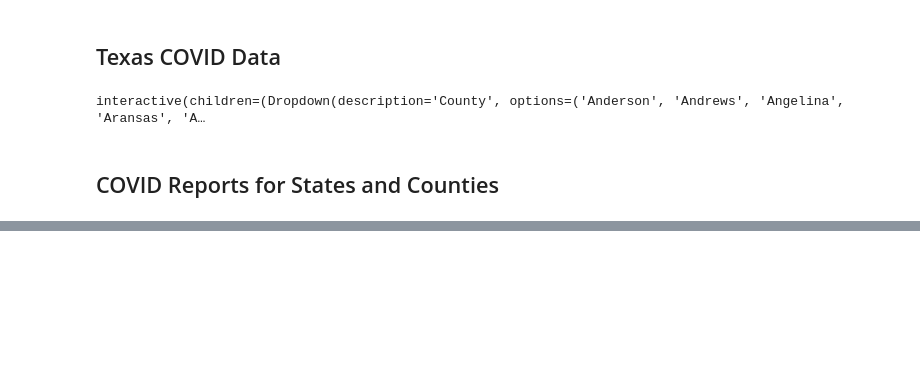
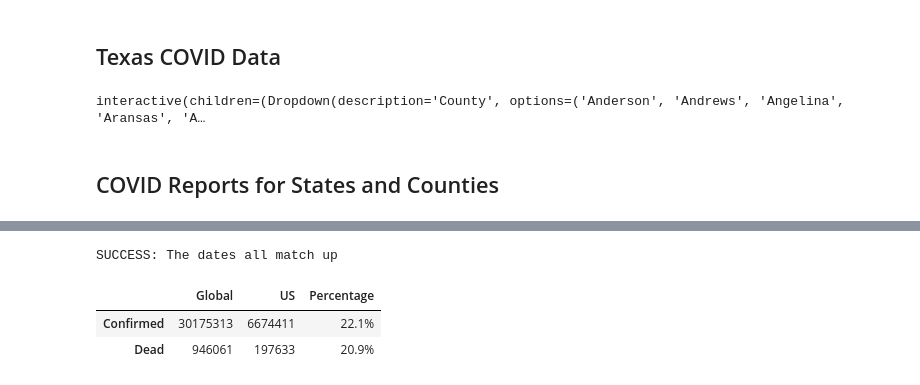
Before and after one commit to iven5880/COVID19_Tracking, a Jupyter notebook: CoronaVirusDisease2019_Tracking.ipynb, the cells around one changed output, grey strips where cells are left out. Cells and saved outputs as stored; diff of their text form; code cells hidden in the pictures; blank space fills up the shorter version.

```diff
--- a/CoronaVirusDisease2019_Tracking.ipynb
+++ b/CoronaVirusDisease2019_Tracking.ipynb
@@ -484,0 +497,31 @@ numDead[-5:]
+# %%
+# what percentage of confirmed global CASES and DEATHS does USA represent ?
+
+mostRecentDate1 = dfConfGlobal.columns[-1]
+cglob = dfConfGlobal[mostRecentDate1].sum()
+
+mostRecentDate2 = dfConfUS.columns[-1]
+cusa = dfConfUS[mostRecentDate2].sum()
+
+mostRecentDate3 = dfDeadGlobal.columns[-1]
+dglob = dfDeadGlobal[mostRecentDate3].sum()
+
+mostRecentDate4 = dfDeadUS.columns[-1]
+dusa = dfDeadUS[mostRecentDate4].sum()
+
+if (mostRecentDate1 == mostRecentDate2 == mostRecentDate3 == mostRecentDate4):
+    print('\nSUCCESS: The dates all match up\n')
+else:
+    print('\nERROR: The dates do NOT match up\n')
+
+cStr = str(round(100*cusa/cglob, 1))+'%'
+dStr = str(round(100*dusa/dglob, 1))+'%'
+
+comp_Global_vs_US = [(cglob, cusa, cStr), (dglob, dusa, dStr)]
+
+pd.DataFrame(comp_Global_vs_US, columns=['Global', 'US', 'Percentage'], index=['Confirmed', 'Dead'])
+# %% [output]
+SUCCESS: The dates all match up
+|  | Global | US | Percentage |
+| Confirmed | 30175313 | 6674411 | 22.1% |
+| Dead | 946061 | 197633 | 20.9% |
```
Also changed, not shown: parts of 7 cells of this notebook.
